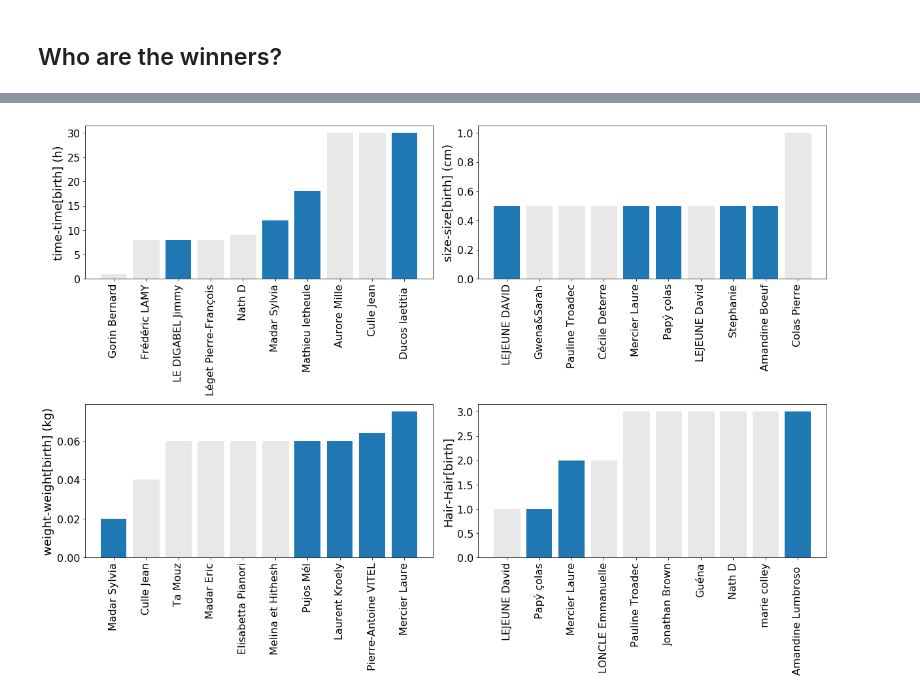
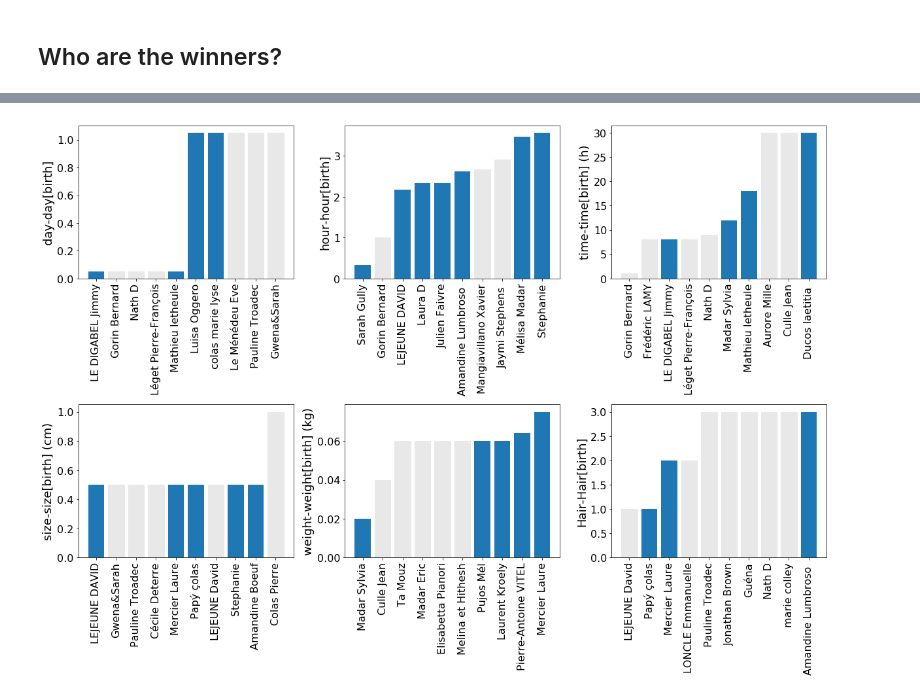
Before and after one commit to rmadar/BabyPollAnalysis, a Jupyter notebook: PollAnalysis.ipynb, the cells around one changed output, grey strips where cells are left out. Cells and saved outputs as stored; diff of their text form; code cells hidden in the pictures.

```diff
--- a/PollAnalysis.ipynb
+++ b/PollAnalysis.ipynb
@@ -56,17 +56,17 @@ mydata['gender'] = binary_sex
 mydata['dt']     = pd.to_datetime(mydata['date_time']) - pd.to_datetime('10-14-2017 12:00:00')
 mydata['dtresp'] = pd.to_datetime(mydata['stamp'])     - pd.to_datetime('09-02-2017 09:00:00')
 mydata['date']   = pd.to_datetime(mydata['date_time']).dt.date
+mydata['hour']   = pd.to_datetime(mydata['date_time']).dt.hour
+mydata['minute'] = pd.to_datetime(mydata['date_time']).dt.minute
 
 # Adding answer time as date
 mydata['stamp'] = pd.to_datetime(mydata['stamp'])
 mydata.sort_values('stamp',inplace=True)
 
 # Re-arrange the columns
-#old_cols = mydata.columns.tolist()
-#print(old_cols)
-#new_cols = old_cols[0:1] + old_cols[-1:] + old_cols[:0] + col[3:len(old_cols)-1]
-#print(new_cols)
-#mydata   = mydata[col]
+old_cols = mydata.columns.tolist()
+new_cols = [old_cols[1]] + old_cols[len(old_cols)-3:len(old_cols)] + [old_cols[0]] + old_cols[2:len(old_cols)-3]
+mydata   = mydata[new_cols]
 
 # Final conversions & printing
 mydata = mydata.convert_objects(convert_numeric=True)
@@ -170,7 +175,7 @@ ax.xaxis.set_major_locator(mdates.AutoDateLocator())
 ax.xaxis.set_major_formatter(mdates.DateFormatter('%b %d'))
 ax.set_xlabel('Answer time')
 ax.set_ylim(-0.5,1.5)
-ax.set_ylabel('Sex')
+ax.set_ylabel('Gender')
 ax.set_yticks([0,1])
 ax.set_yticklabels(['girl','boy'])
 
@@ -209,6 +214,7 @@ ax.set_yticks(range(1,16))
 ax.set_yticklabels(['Bold','','','','Equiped','Blond','','','','Dark','Straight','','','','Curly'])
 
 plt.tight_layout()
+plt.savefig('correlations.png', dpi=200)
 # %% [output]
 [figure]
 # %% [markdown]
@@ -345,18 +349,25 @@ ax = makeBarPlotForWinner('ddays','Birthday-day[birth]',10)
 # %%
 plt.figure(figsize=(17,12))
 
-plt.subplot(2,2,1)
-ax = makeBarPlotForWinner('ddate_time','time-time[birth] (h)',10)
+plt.subplot(2,3,1)
+makeBarPlotForWinner('ddays','day-day[birth]',10)
 
-plt.subplot(2,2,2)
-ax = makeBarPlotForWinner('dsize','size-size[birth] (cm)',10)
+plt.subplot(2,3,2)
+makeBarPlotForWinner('dtime','hour-hour[birth]',10)
 
-plt.subplot(2,2,3)
-ax = makeBarPlotForWinner('dweight','weight-weight[birth] (kg)',10)
+plt.subplot(2,3,3)
+makeBarPlotForWinner('ddate_time','time-time[birth] (h)',10)
 
-plt.subplot(2,2,4)
-ax = makeBarPlotForWinner('dHair','Hair-Hair[birth]',10)
+plt.subplot(2,3,4)
+makeBarPlotForWinner('dsize','size-size[birth] (cm)',10)
+
+plt.subplot(2,3,5)
+makeBarPlotForWinner('dweight','weight-weight[birth] (kg)',10)
+
+plt.subplot(2,3,6)
+makeBarPlotForWinner('dHair','Hair-Hair[birth]',10)
 
 plt.tight_layout()
+plt.savefig('winners.png', dpi=200)
 # %% [output]
-[figure, old version]
+[figure, new version]
```
Also changed, not shown: parts of 12 cells of this notebook, 9 other files.
